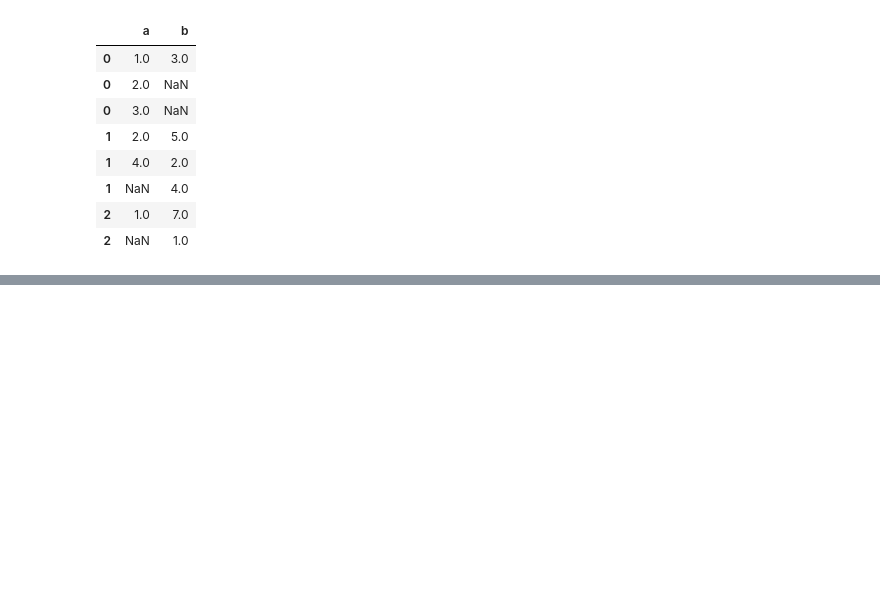
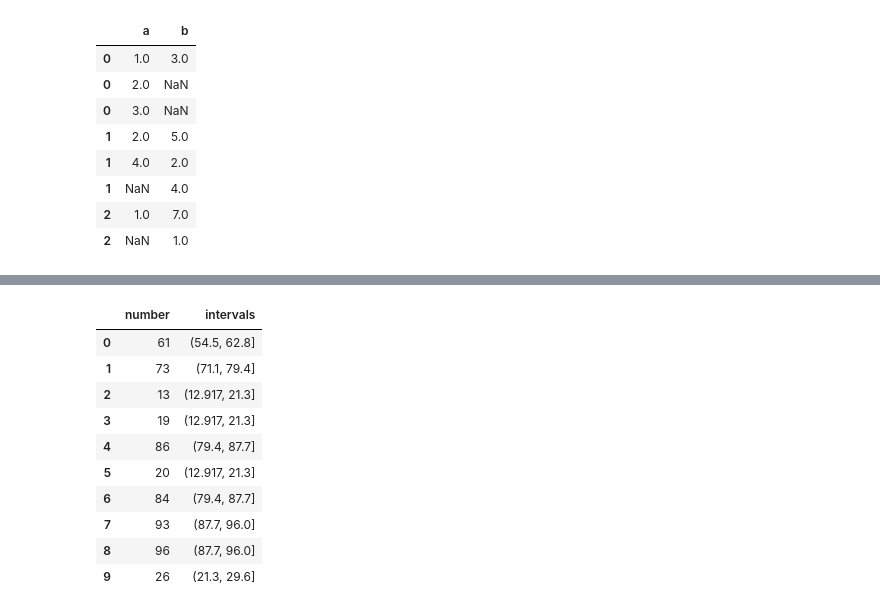
Before and after one commit to PAGriAnalytics/pagri_hard_skills, a Jupyter notebook: pandas.ipynb, the cells around one changed output, grey strips where cells are left out. Drawn from its saved outputs; the diff is of its cells as text; code cells hidden in the pictures; blank space fills up the shorter version.

```diff
--- a/pandas.ipynb
+++ b/pandas.ipynb
@@ -1347,0 +1567,3 @@ df.stack().reset_index(-1, drop=True)
+# %%
+df = pd.DataFrame({'number': np.random.randint(1, 100, 10)})
+df
@@ -1347,0 +1582,15 @@ df.stack().reset_index(-1, drop=True)
+# %%
+df['intervals'] = pd.cut(df.number, 10)
+df
+# %% [output]
+|  | number | intervals |
+| 0 | 61 | (54.5, 62.8] |
+| 1 | 73 | (71.1, 79.4] |
+| 2 | 13 | (12.917, 21.3] |
+| 3 | 19 | (12.917, 21.3] |
+| 4 | 86 | (79.4, 87.7] |
+| 5 | 20 | (12.917, 21.3] |
+| 6 | 84 | (79.4, 87.7] |
+| 7 | 93 | (87.7, 96.0] |
+| 8 | 96 | (87.7, 96.0] |
+| 9 | 26 | (21.3, 29.6] |
```
Also changed, not shown: parts of 39 cells of this notebook, 25 other files.
